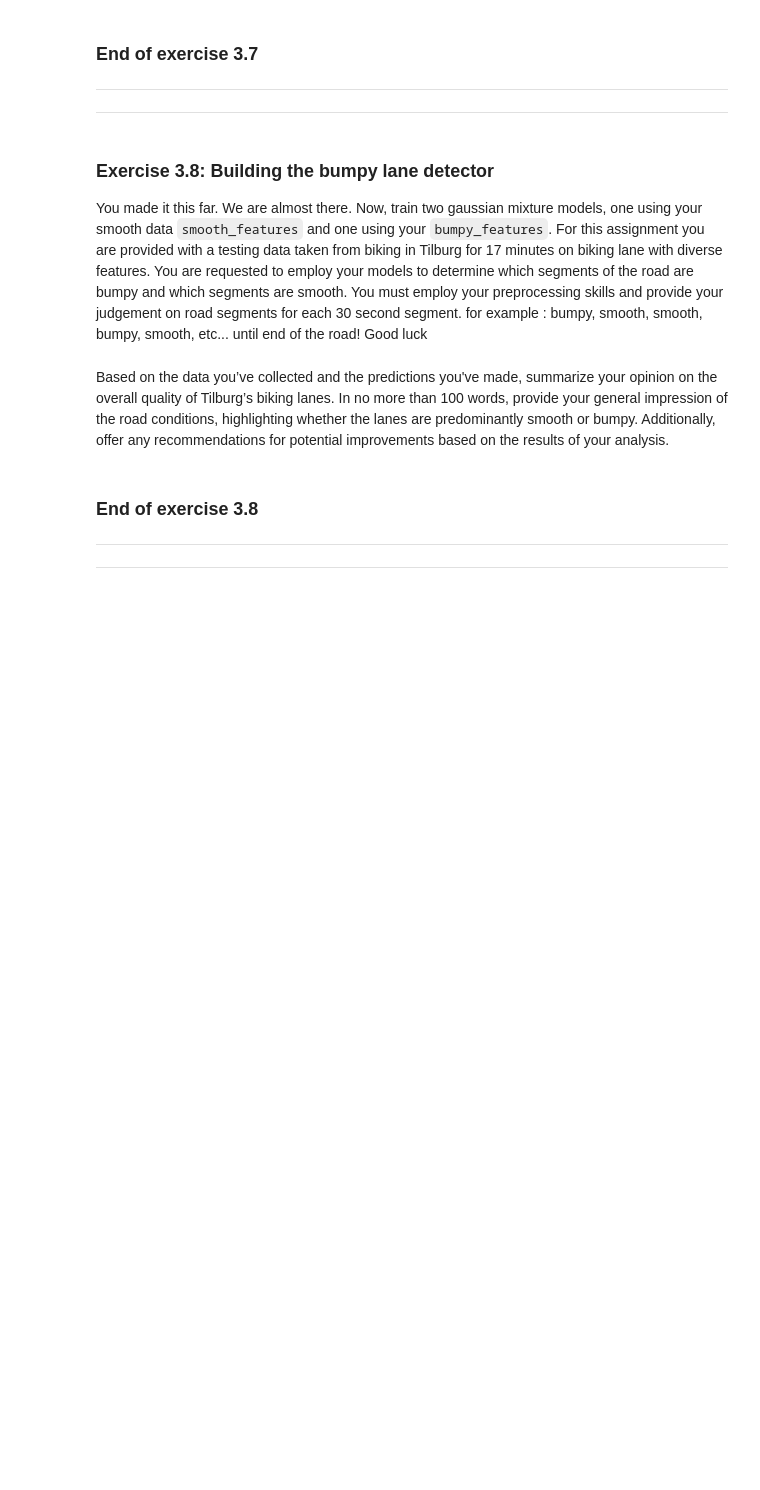
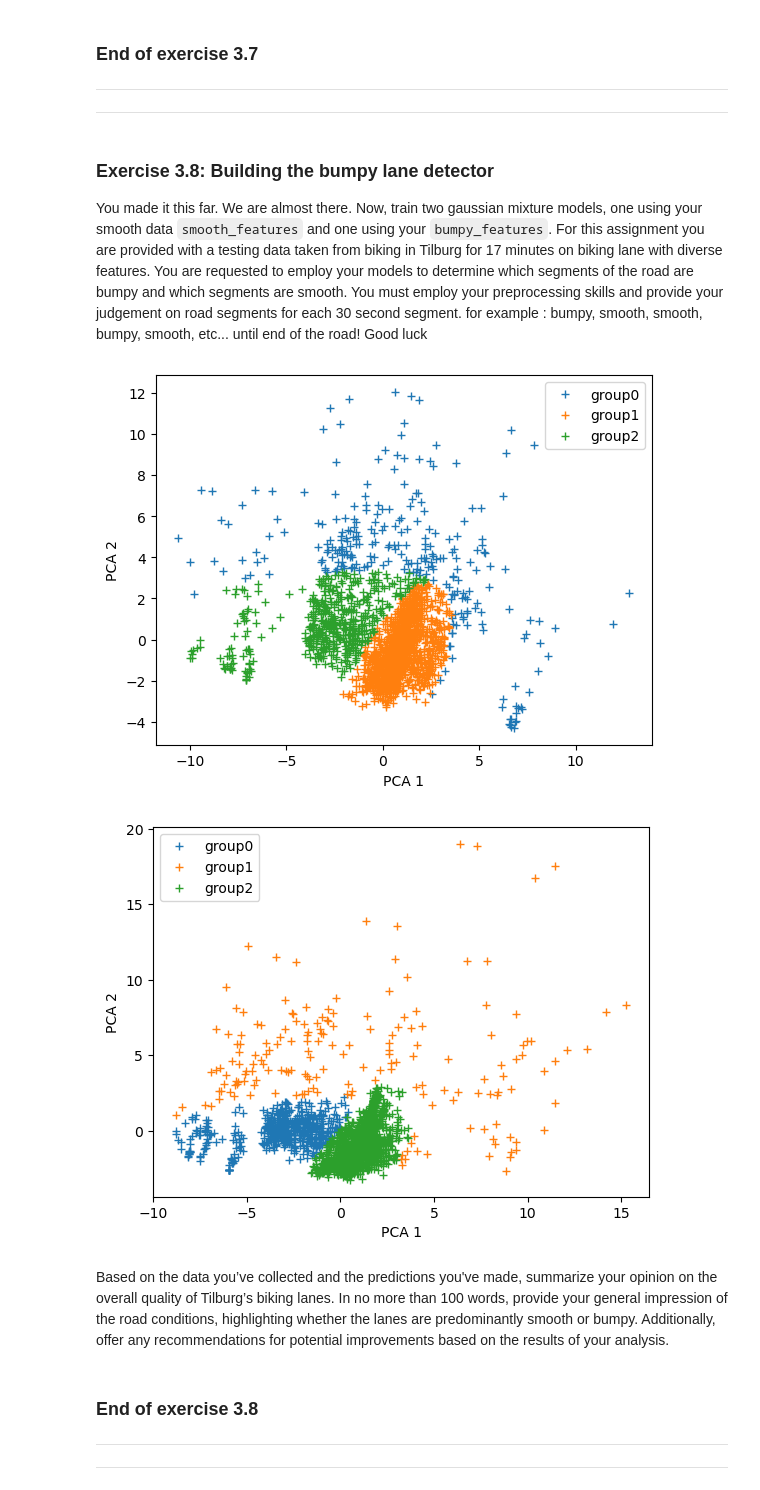
Before and after one commit to fbouwman01/Assignment-1b-data-analysis-for-bumpy-lane-detection, a Jupyter notebook: Template_1b.ipynb, the cells around one changed output. Cells and saved outputs as stored; diff of their text form; code cells hidden in the pictures; blank space fills up the shorter version.

Commit message:
train GMM models

```diff
--- a/Template_1b.ipynb
+++ b/Template_1b.ipynb
@@ -656,7 +656,7 @@ Now that you have an end to end understanding of GMM pipeline, implement your ha
 #// BEGIN_TODO Complete the initialize_GMM(X, K) function
 combined_features = np.load('combinedfeatures.npy')
 def label(X,gamma):
-    index = np.array(range(np.size(X,1)))
+    index = np.array(range(np.size(gamma,1)))
     labels=[]
     for i in range(0,np.size(X,0)):
         labels += list(index[max(gamma[i,:])==gamma[i,:]])
@@ -665,13 +665,17 @@ def label(X,gamma):
 combined_features = np.load('combinedfeatures.npy')
 pca_com_feat = PCA(n_components=2).fit_transform(combined_features)
 means, covs, rho, gamma, J = GMM_modeling(pca_com_feat, 2, 10)
-labels, index = label(pca_com_feat,gamma)
-for lab in index:
-    plt.plot(pca_com_feat[lab==labels,0],pca_com_feat[lab==labels,1],"+",label = "group" + str(lab))
-plt.xlabel("PCA 1")
-plt.ylabel("PCA 2")
-plt.legend()
-plt.show()
+
+def plot_GMM_eig(X,gamma):
+    labels, index = label(X,gamma)
+    for lab in index:
+        plt.plot(X[lab==labels,0],X[lab==labels,1],"+",label = "group" + str(lab))
+    plt.xlabel("PCA 1")
+    plt.ylabel("PCA 2")
+    plt.legend()
+    plt.show()
+
+plot_GMM_eig(pca_com_feat,gamma)
 #// END_TODO
 # %% [output]
 [figure]
@@ -737,7 +741,8 @@ Proceeding with the sklearn implementation, employ different elbow based quantit
 #// BEGIN_TODO determine number of GMM components
 J_total = []
 n_componts = []
-pca_com_feat = PCA(n_components=2).fit_transform(combined_features)
+PCA_model = PCA(n_components=2).fit(combined_features)
+pca_com_feat = PCA_model.transform(combined_features)
 for i in range(1,10):
     n_componts += [i]
     GMM_model = GaussianMixture(n_components=i, random_state=42)
@@ -782,3 +779,23 @@ Good luck
+# %%
+#// BEGIN_TODO train two GMM models
+bumpy_features = np.load('bumpyfeatures.npy')
+smooth_features = np.load('smoothfeatures.npy')
+
+
+bumpy_pca = PCA_model.transform(bumpy_features)
+smooth_pca = PCA_model.transform(smooth_features)
+
+
+means_sm, covs_sm, rho_sm, gamma_sm, J_sm = GMM_modeling(smooth_pca, 3, 10)
+means_bu, covs_bu, rho_bu, gamma_bu, J_bu = GMM_modeling(bumpy_pca , 3, 10)
+
+plot_GMM_eig(bumpy_pca,gamma_bu)
+plot_GMM_eig(smooth_pca,gamma_sm)
+
+#// END_TODO
+# %% [output]
+[figure, added]
+[figure, added]
 # %%
 #// BEGIN_TODO Preproces Tilburg data
 
```
Also changed, not shown: parts of 2 cells of this notebook.
